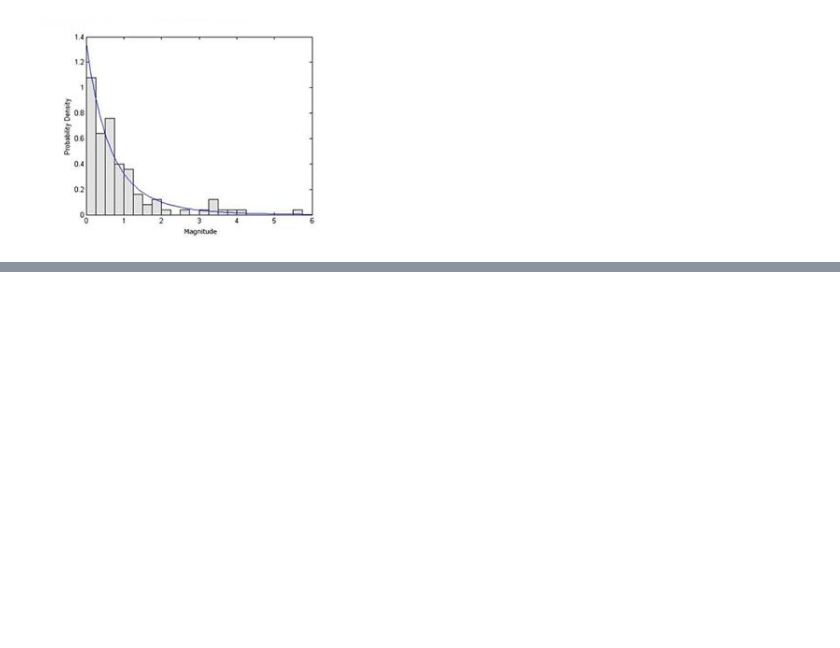
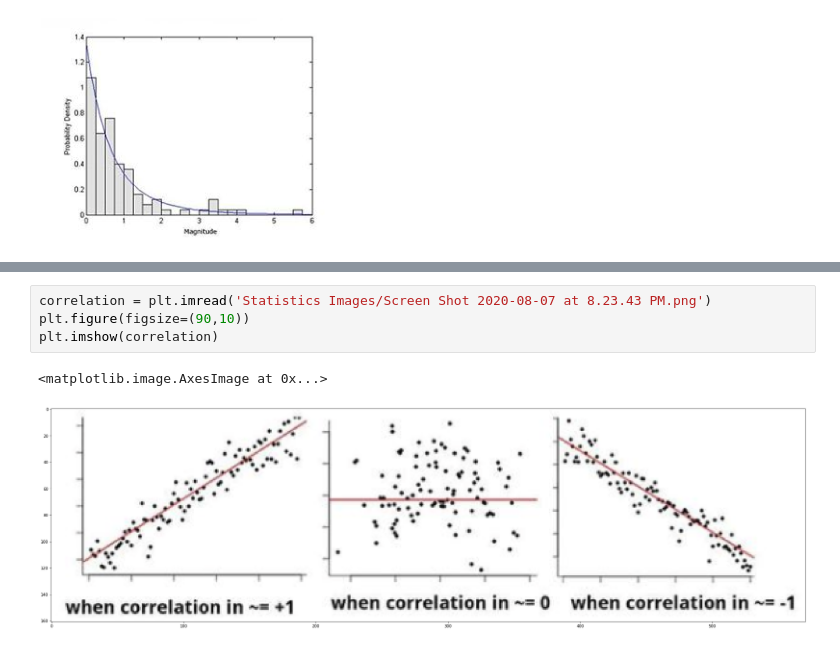
Before and after one commit to Hemanthhh/MachineLearning, a Jupyter notebook: Statistics/Statistics.ipynb, the cells around one changed output, grey strips where cells are left out. Cells and saved outputs as stored; diff of their text form; blank space fills up the shorter version.

Commit message:
Statistics

```diff
--- a/Statistics/Statistics.ipynb
+++ b/Statistics/Statistics.ipynb
@@ -378,0 +410,7 @@ The powe law can be used to describe a phenomenon where a small number of items
+# %%
+correlation = plt.imread('Statistics Images/Screen Shot 2020-08-07 at 8.23.43 PM.png')
+plt.figure(figsize=(90,10))
+plt.imshow(correlation)
+# %% [output]
+<matplotlib.image.AxesImage at 0x...>
+[figure, added]
```
Also changed, not shown: parts of 33 cells of this notebook, 21 other files.
